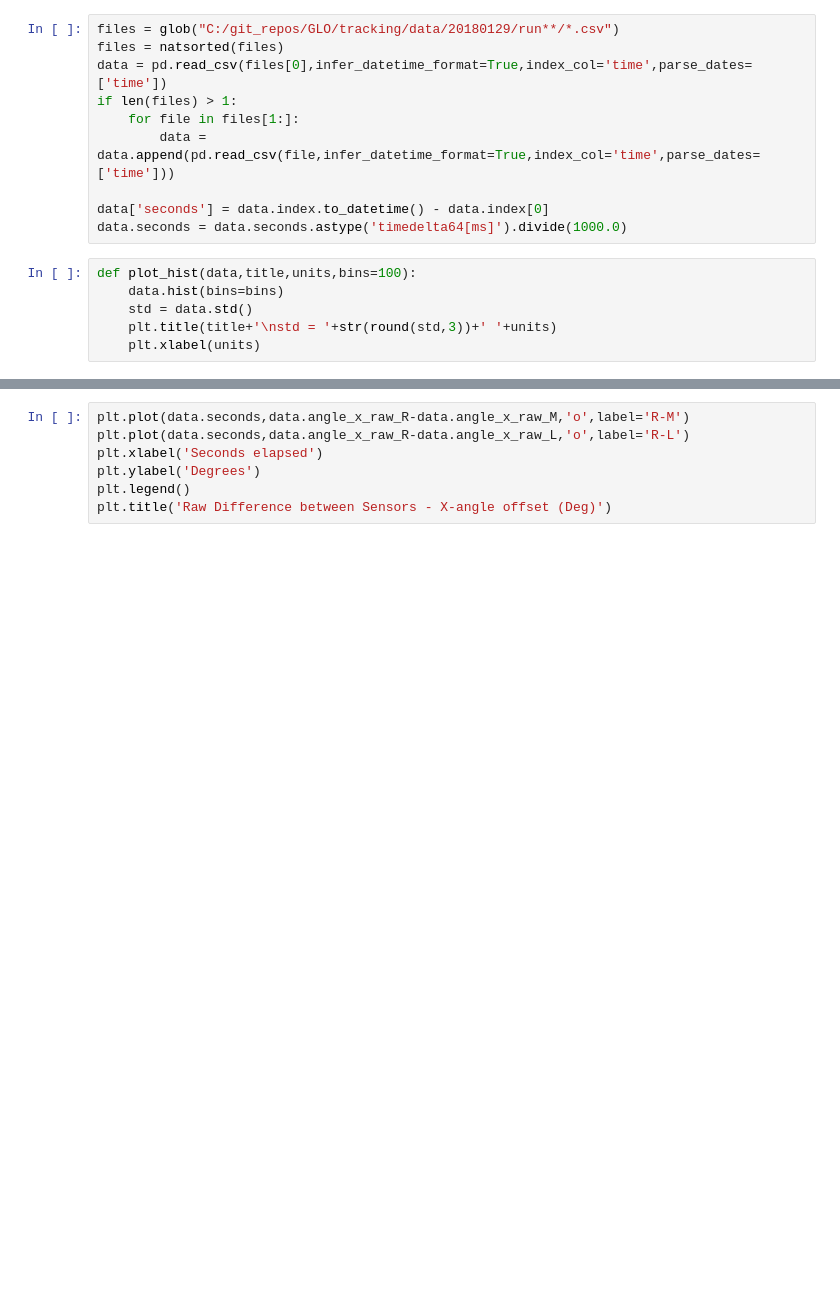
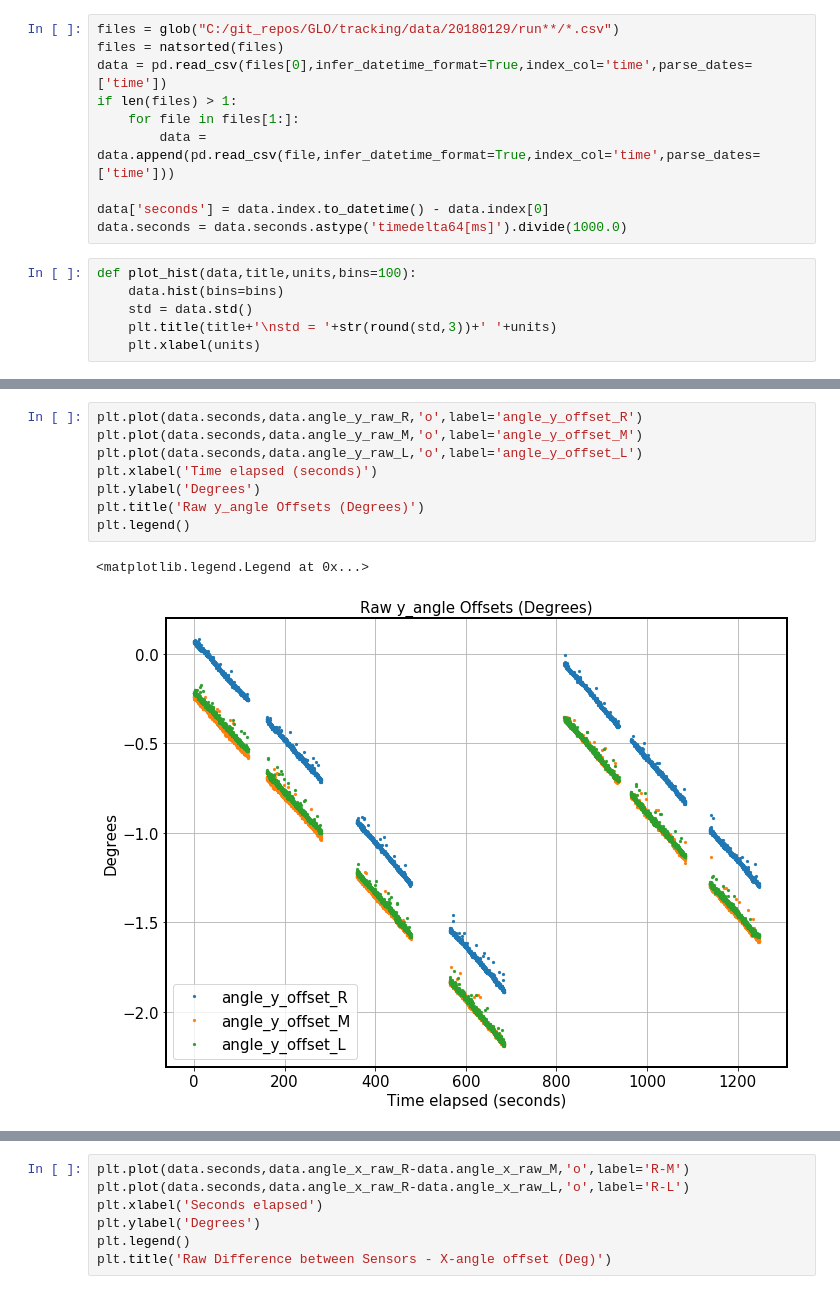
Before and after one commit to bpoche/GLO, a Jupyter notebook: tracking/sun_sensors/20180129_Solar_sensor_3d_mount_test.ipynb, the cells around one changed output, grey strips where cells are left out. Saved outputs shown, nothing was run; the diff lists cells and outputs as text; blank space fills up the shorter version.

```diff
--- a/tracking/sun_sensors/20180129_Solar_sensor_3d_mount_test.ipynb
+++ b/tracking/sun_sensors/20180129_Solar_sensor_3d_mount_test.ipynb
@@ -51,0 +56,11 @@ plt.plot(data.seconds,data.angle_x_raw_L,'o')
+# %%
+plt.plot(data.seconds,data.angle_y_raw_R,'o',label='angle_y_offset_R')
+plt.plot(data.seconds,data.angle_y_raw_M,'o',label='angle_y_offset_M')
+plt.plot(data.seconds,data.angle_y_raw_L,'o',label='angle_y_offset_L')
+plt.xlabel('Time elapsed (seconds)')
+plt.ylabel('Degrees')
+plt.title('Raw y_angle Offsets (Degrees)')
+plt.legend()
+# %% [output]
+<matplotlib.legend.Legend at 0x...>
+[figure, added]
```
Also changed, not shown: parts of 3 cells of this notebook.
